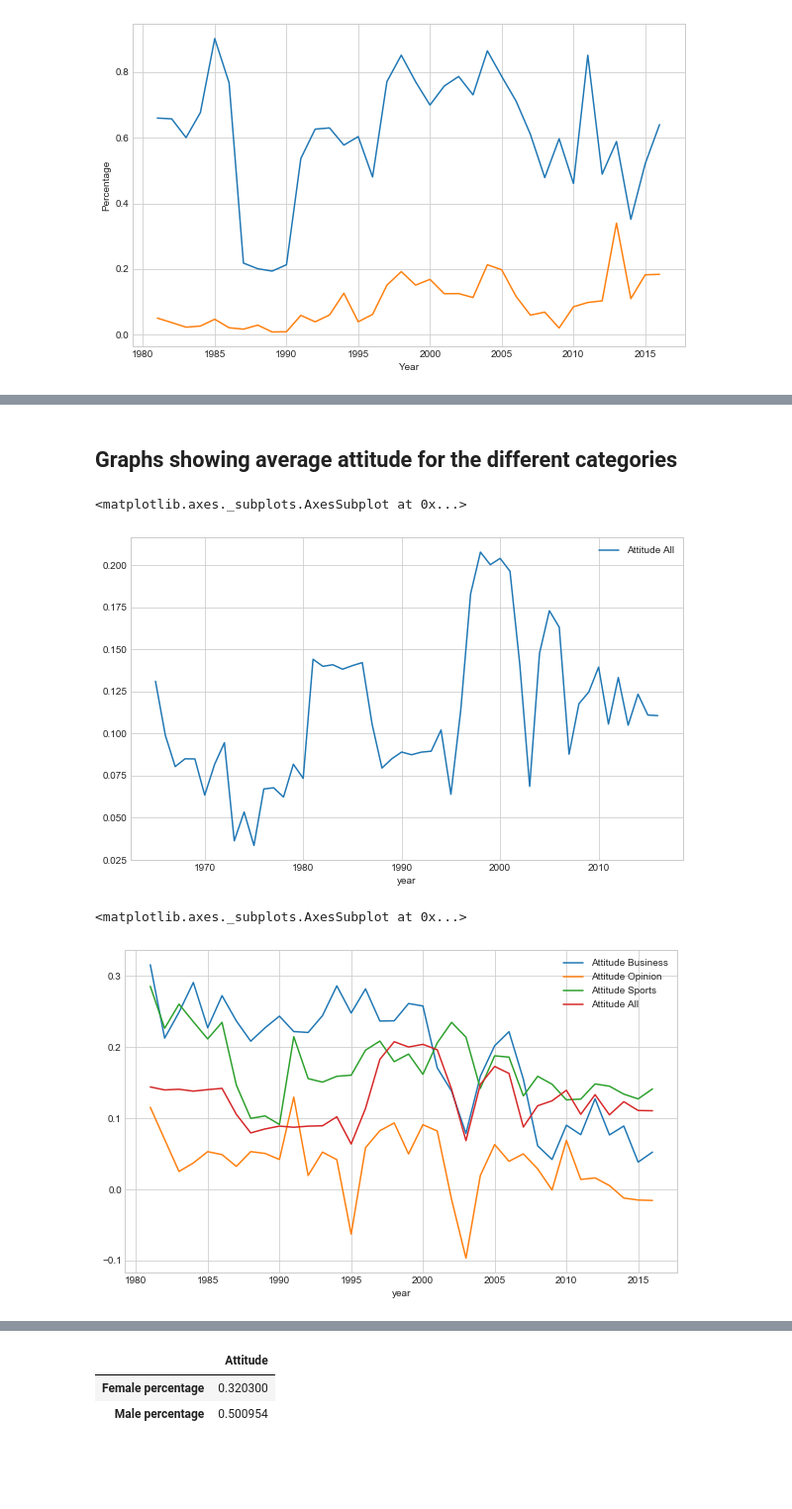
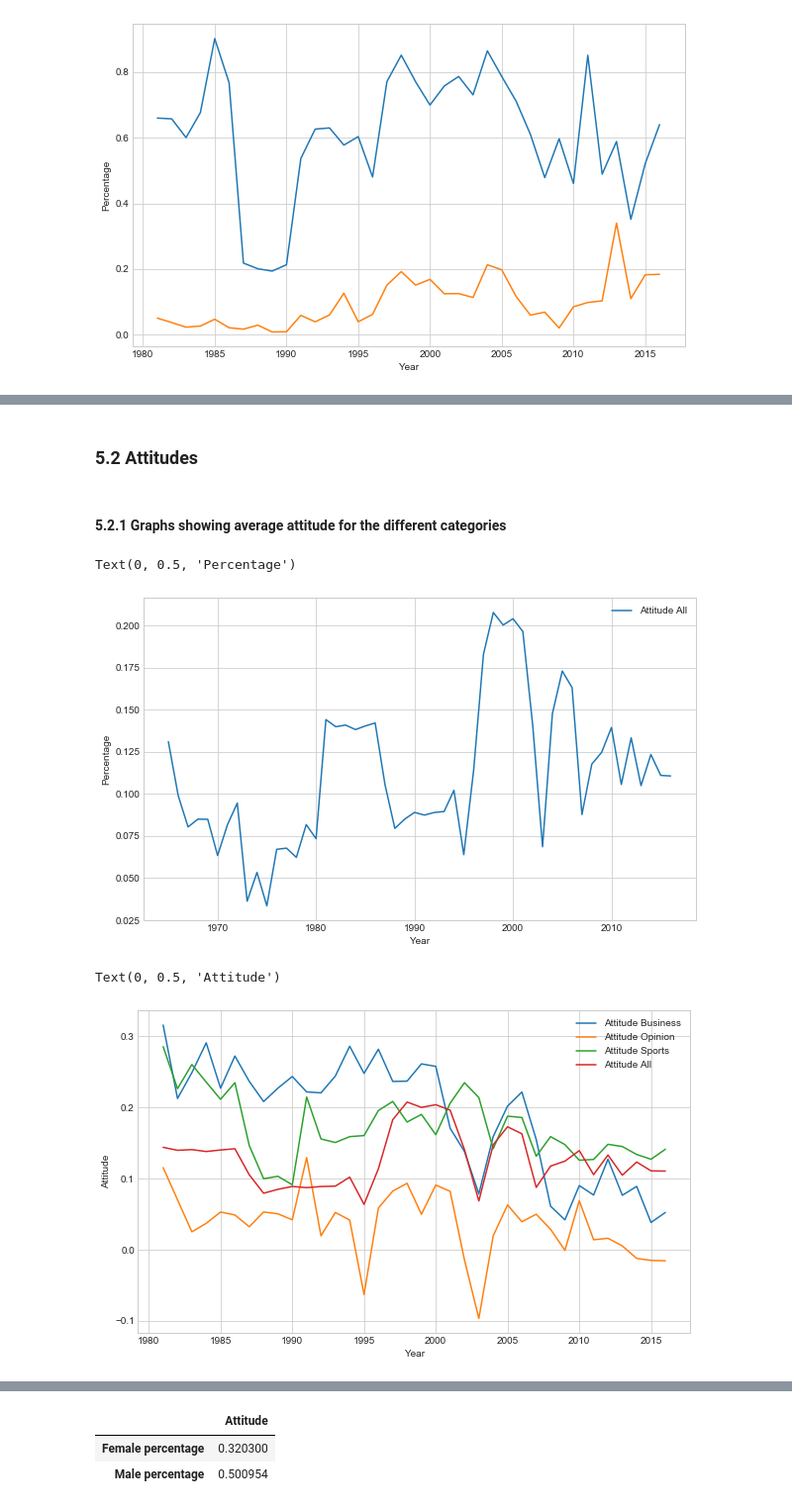
Before and after one commit to thejool/dataminingproject, a Jupyter notebook: Data-Mining-Project-latest.ipynb, the cells around one changed output, grey strips where cells are left out. Shown at 99% size. Saved outputs shown, nothing was run; the diff lists cells and outputs as text; code cells hidden in the pictures; blank space fills up the shorter version.

```diff
--- a/Data-Mining-Project-latest.ipynb
+++ b/Data-Mining-Project-latest.ipynb
@@ -574,23 +576,30 @@ plt.show()
+# %% [markdown]
+### 5.2 Attitudes
 # %% [markdown]
-## Graphs showing average attitude for the different categories
+#### 5.2.1 Graphs showing average attitude for the different categories
 # %%
 df = pd.DataFrame({'year': year, 'Attitude All': result['All']['attitude']})
 df.plot(x='year')
 
+plt.xlabel("Year")
+plt.ylabel("Percentage")
+
 # Graph showing average attitude for all articlces
 # %% [output]
-<matplotlib.axes._subplots.AxesSubplot at 0x...>
+Text(0, 0.5, 'Percentage')
-[figure, old version]
+[figure, new version]
 # %%
-df = pd.DataFrame({'year': year, 'Attitude All': result['All']['attitude']})
+df = pd.DataFrame({'Year': year, 'Attitude All': result['All']['attitude']})
 
 for category in categories:
-    catDF = pd.DataFrame({'year': range(1981,2017), 'Attitude ' + category: result[category]['attitude']})
-    df = pd.merge(catDF, df, on='year')
+    catDF = pd.DataFrame({'Year': range(1981,2017), 'Attitude ' + category: result[category]['attitude']})
+    df = pd.merge(catDF, df, on='Year')
 
-df.plot(x='year')
+df.plot(x='Year')
+plt.xlabel("Year")
+plt.ylabel("Attitude")
 
 # Graph showing average attitude for the different categories
 # %% [output]
-<matplotlib.axes._subplots.AxesSubplot at 0x...>
+Text(0, 0.5, 'Attitude')
-[figure, old version]
+[figure, new version]
```
Also changed, not shown: parts of 22 cells of this notebook.
